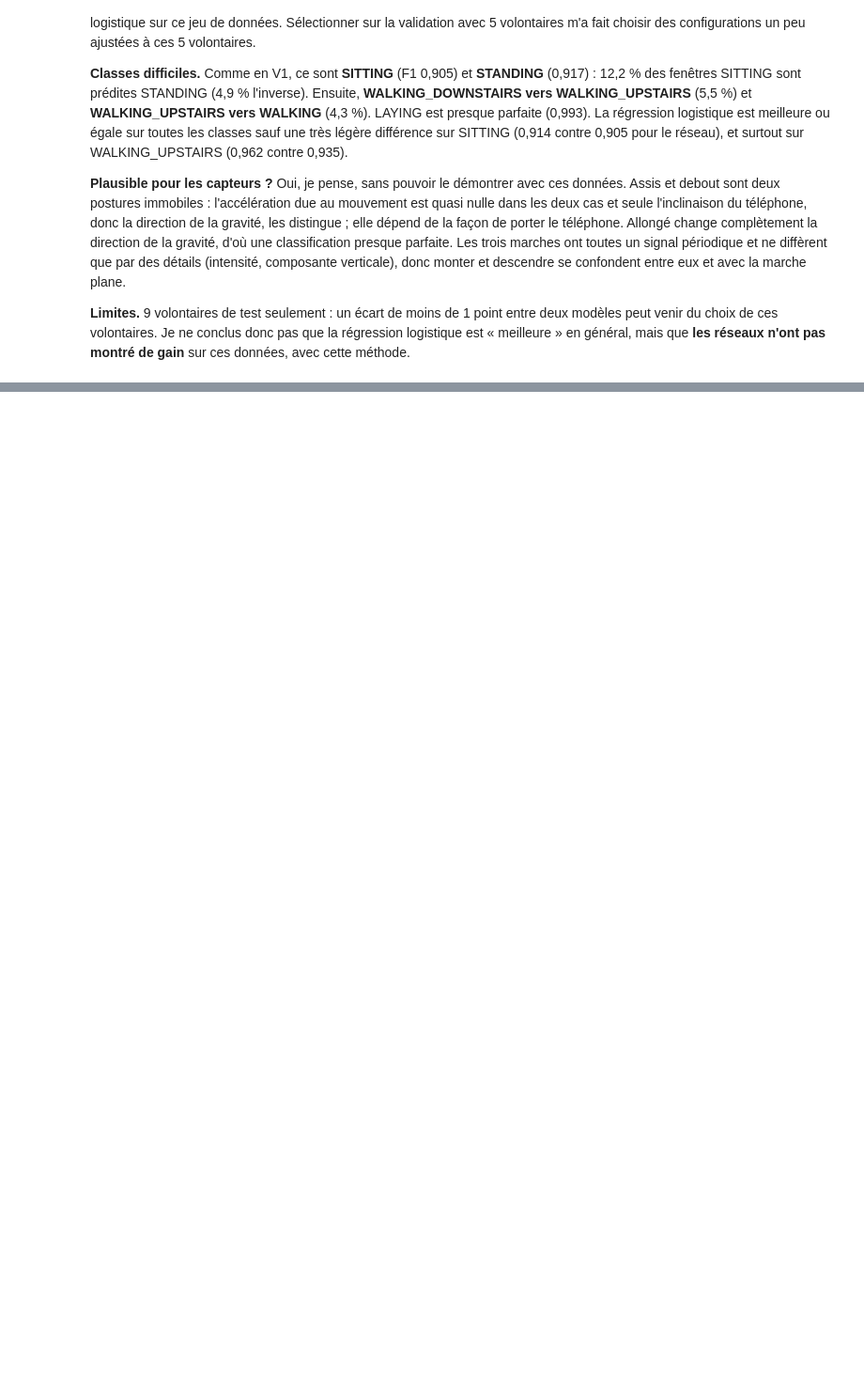
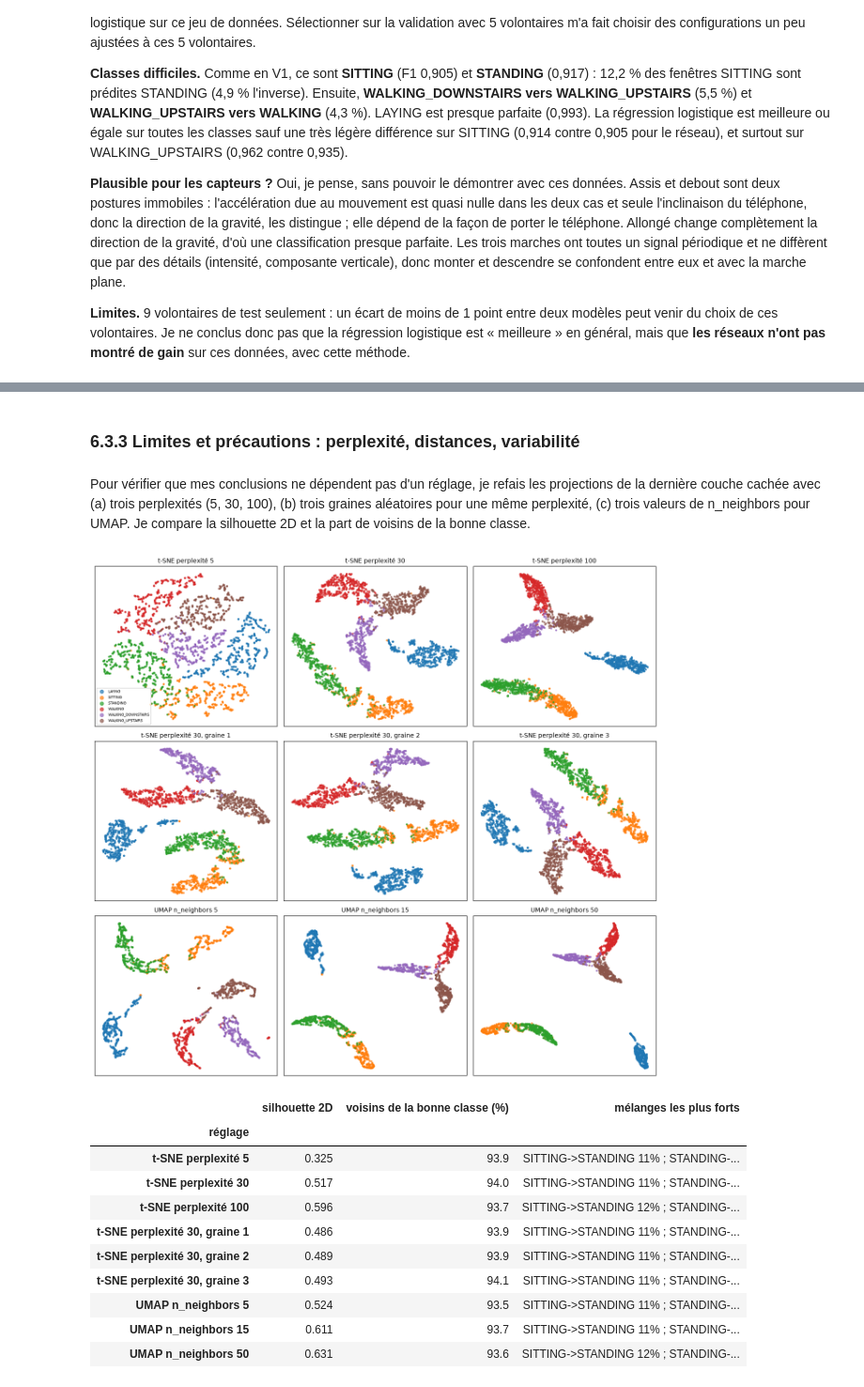
Before and after one commit to MarteOued/-tude-progressive-des-r-seaux-de-neurones-sur-le-jeu-de-donn-es-HAR, a Jupyter notebook: 2_reseau_profond.ipynb, the cells around one changed output, grey strips where cells are left out. Shown at 94% size. Drawn from its saved outputs; the diff is of its cells as text; code cells hidden in the pictures; blank space fills up the shorter version.

```diff
--- a/2_reseau_profond.ipynb
+++ b/2_reseau_profond.ipynb
@@ -855,0 +1029,39 @@ Le classement de la validation ne se retrouve pas sur le test. La configuration
+# %% [markdown]
+### 6.3.3 Limites et précautions : perplexité, distances, variabilité
+# %% [markdown]
+Pour vérifier que mes conclusions ne dépendent pas d'un réglage, je refais les projections de la dernière couche cachée avec (a) trois perplexités (5, 30, 100), (b) trois graines aléatoires pour une même perplexité, (c) trois valeurs de n_neighbors pour UMAP. Je compare la silhouette 2D et la part de voisins de la bonne classe.
+# %%
+H = ESPACES["dernière couche cachée (128)"]
+variantes = []
+for p in (5, 30, 100):
+    variantes.append((f"t-SNE perplexité {p}", TSNE(n_components=2, perplexity=p, init="pca", random_state=0).fit_transform(H)))
+for s in (1, 2, 3):
+    variantes.append((f"t-SNE perplexité 30, graine {s}", TSNE(n_components=2, perplexity=30, init="random", random_state=s).fit_transform(H)))
+for nn_ in (5, 15, 50):
+    variantes.append((f"UMAP n_neighbors {nn_}", umap.UMAP(n_neighbors=nn_, min_dist=0.1, random_state=0).fit_transform(H)))
+
+fig, axes = plt.subplots(3, 3, figsize=(13, 12))
+lignes = []
+for ax, (nom, E) in zip(axes.ravel(), variantes):
+    tracer(ax, E, nom, marquer_erreurs=False)
+    Mx = melange(E, y_test)
+    lignes.append({"réglage": nom, "silhouette 2D": round(silhouette_score(E, y_test), 3),
+                   "voisins de la bonne classe (%)": round(np.mean(np.diag(Mx)) * 100, 1),
+                   "mélanges les plus forts": top_paires(Mx, 3)})
+axes[0, 0].legend(fontsize=6, markerscale=2.5)
+plt.tight_layout()
+plt.show()
+pd.DataFrame(lignes).set_index("réglage")
+# %% [output]
+[figure, added]
+|  | silhouette 2D | voisins de la bonne classe (%) | mélanges les plus forts |
+| réglage |  |  |  |
+| t-SNE perplexité 5 | 0.325 | 93.9 | SITTING->STANDING 11% ; STANDING-... |
+| t-SNE perplexité 30 | 0.517 | 94.0 | SITTING->STANDING 11% ; STANDING-... |
+| t-SNE perplexité 100 | 0.596 | 93.7 | SITTING->STANDING 12% ; STANDING-... |
+| t-SNE perplexité 30, graine 1 | 0.486 | 93.9 | SITTING->STANDING 11% ; STANDING-... |
+| t-SNE perplexité 30, graine 2 | 0.489 | 93.9 | SITTING->STANDING 11% ; STANDING-... |
+| t-SNE perplexité 30, graine 3 | 0.493 | 94.1 | SITTING->STANDING 11% ; STANDING-... |
+| UMAP n_neighbors 5 | 0.524 | 93.5 | SITTING->STANDING 11% ; STANDING-... |
+| UMAP n_neighbors 15 | 0.611 | 93.7 | SITTING->STANDING 11% ; STANDING-... |
+| UMAP n_neighbors 50 | 0.631 | 93.6 | SITTING->STANDING 12% ; STANDING-... |
```
Also changed, not shown: parts of 26 cells of this notebook, 1 other file.
